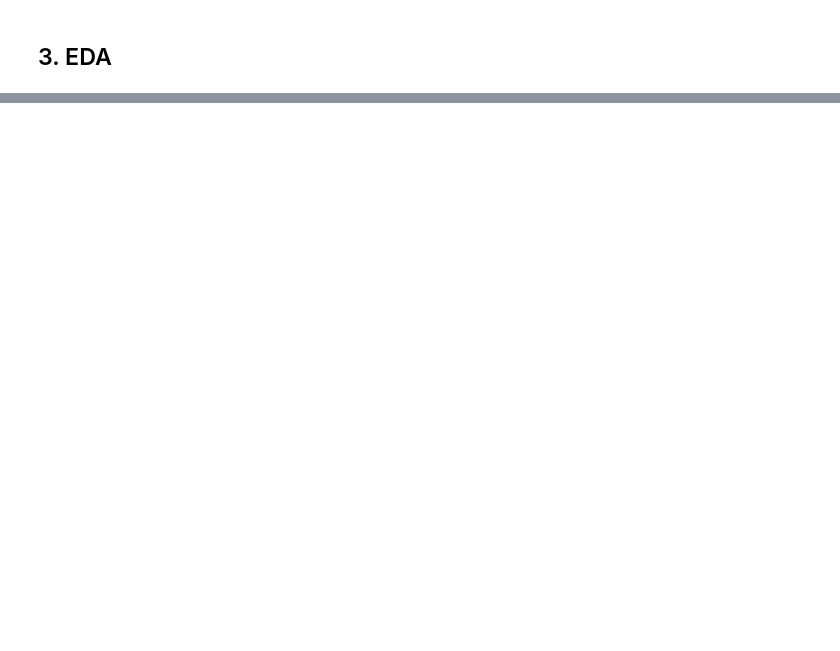
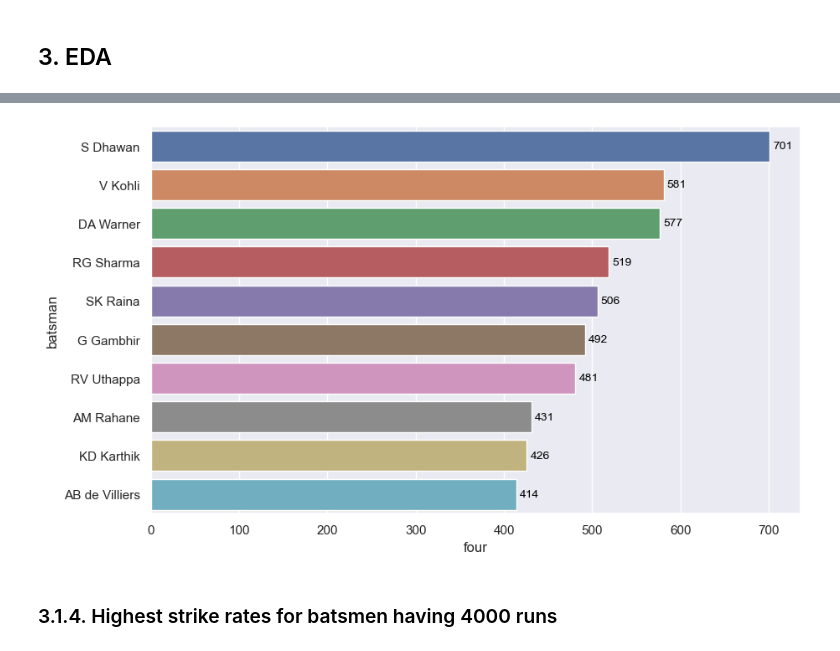
Before and after one commit to khyatidesai09/IPLMenAnalysis, a Jupyter notebook: ipl_analysis.ipynb, the cells around one changed output, grey strips where cells are left out. Drawn from its saved outputs; the diff is of its cells as text; code cells hidden in the pictures; blank space fills up the shorter version.

```diff
--- a/ipl_analysis.ipynb
+++ b/ipl_analysis.ipynb
@@ -216,0 +295,12 @@ batting_data = main_dataframe[batting_cols]
+# %%
+most_fours_batsman=main_dataframe[["batsman","four"]].groupby("batsman",as_index=False).sum(numeric_only=True).sort_values(by="four",ascending=False).head(10).reset_index(drop=True)
+# %%
+plt.figure(figsize=(10,6))
+
+ax = sns.barplot(data=most_fours_batsman,x="four",y="batsman",orient="h")
+ax.bar_label(ax.containers[0],label_type='edge',color='black', fontsize=10, padding=3)
+plt.show()
+# %% [output]
+[figure, added]
+# %% [markdown]
+### 3.1.4. Highest strike rates for batsmen having 4000 runs
```
Also changed, not shown: parts of 82 cells of this notebook.
